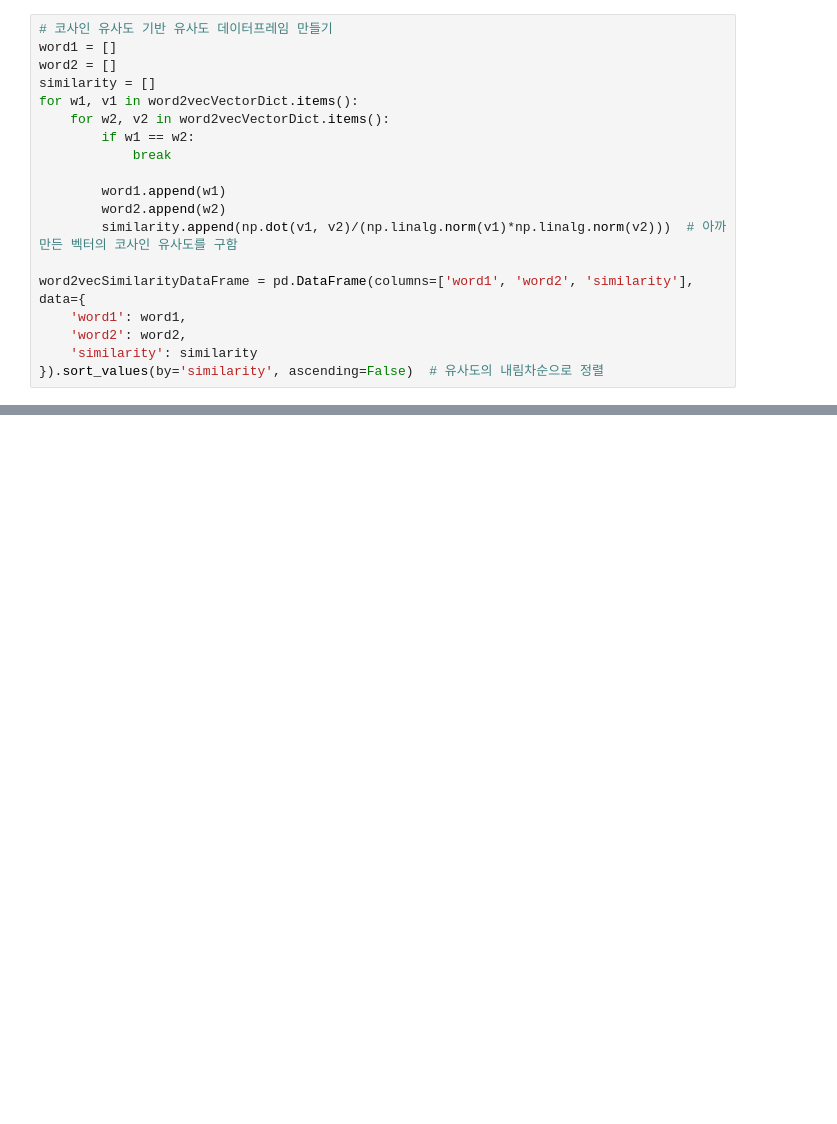
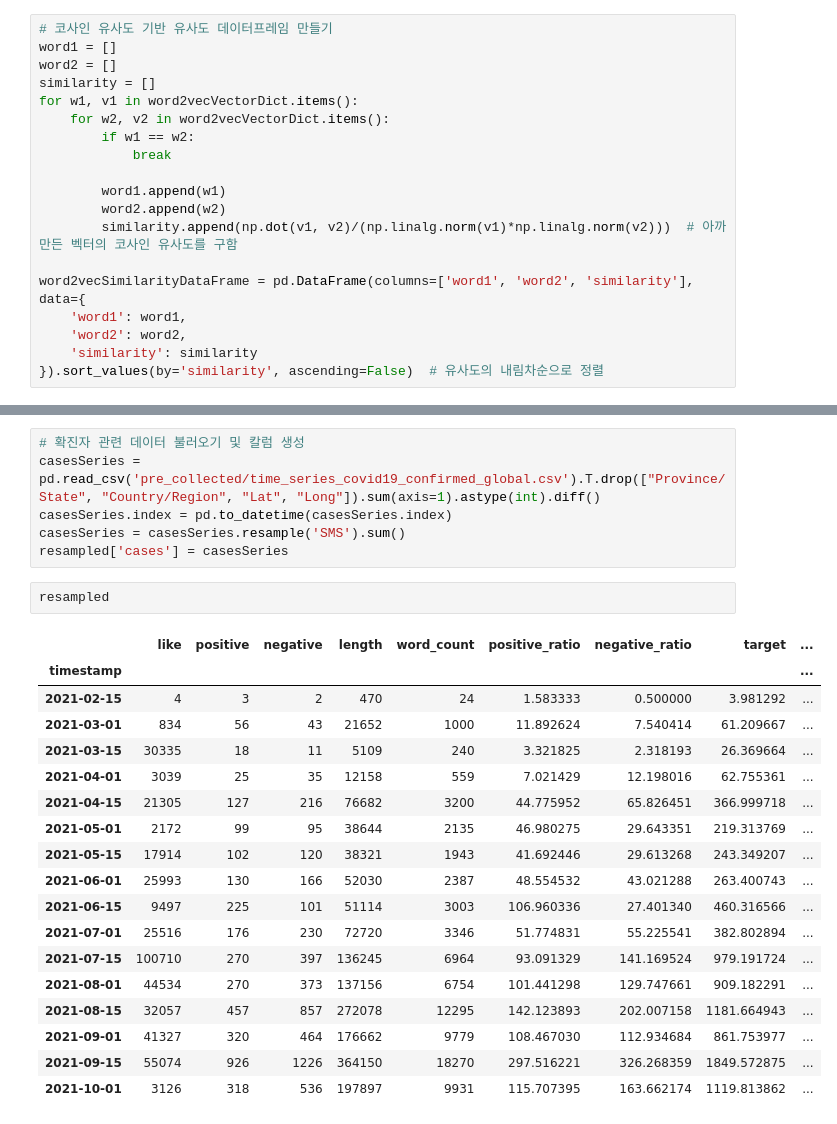
Before and after one commit to SSHS-RNE/youtube-data-acquisition, a Jupyter notebook: sample4.ipynb, the cells around one changed output, grey strips where cells are left out. Saved outputs shown, nothing was run; the diff lists cells and outputs as text; blank space fills up the shorter version.

```diff
--- a/sample4.ipynb
+++ b/sample4.ipynb
@@ -937,0 +553,27 @@ len(commentsDataFrame)
+# %%
+# 확진자 관련 데이터 불러오기 및 칼럼 생성
+casesSeries = pd.read_csv('pre_collected/time_series_covid19_confirmed_global.csv').T.drop(["Province/State", "Country/Region", "Lat", "Long"]).sum(axis=1).astype(int).diff()
+casesSeries.index = pd.to_datetime(casesSeries.index)
+casesSeries = casesSeries.resample('SMS').sum()
+resampled['cases'] = casesSeries
+# %%
+resampled
+# %% [output]
+|  | like | positive | negative | length | word_count | positive_ratio | negative_ratio | target | ... |
+| timestamp |  |  |  |  |  |  |  |  | ... |
+| 2021-02-15 | 4 | 3 | 2 | 470 | 24 | 1.583333 | 0.500000 | 3.981292 | ... |
+| 2021-03-01 | 834 | 56 | 43 | 21652 | 1000 | 11.892624 | 7.540414 | 61.209667 | ... |
+| 2021-03-15 | 30335 | 18 | 11 | 5109 | 240 | 3.321825 | 2.318193 | 26.369664 | ... |
+| 2021-04-01 | 3039 | 25 | 35 | 12158 | 559 | 7.021429 | 12.198016 | 62.755361 | ... |
+| 2021-04-15 | 21305 | 127 | 216 | 76682 | 3200 | 44.775952 | 65.826451 | 366.999718 | ... |
+| 2021-05-01 | 2172 | 99 | 95 | 38644 | 2135 | 46.980275 | 29.643351 | 219.313769 | ... |
+| 2021-05-15 | 17914 | 102 | 120 | 38321 | 1943 | 41.692446 | 29.613268 | 243.349207 | ... |
+| 2021-06-01 | 25993 | 130 | 166 | 52030 | 2387 | 48.554532 | 43.021288 | 263.400743 | ... |
+| 2021-06-15 | 9497 | 225 | 101 | 51114 | 3003 | 106.960336 | 27.401340 | 460.316566 | ... |
+| 2021-07-01 | 25516 | 176 | 230 | 72720 | 3346 | 51.774831 | 55.225541 | 382.802894 | ... |
+| 2021-07-15 | 100710 | 270 | 397 | 136245 | 6964 | 93.091329 | 141.169524 | 979.191724 | ... |
+| 2021-08-01 | 44534 | 270 | 373 | 137156 | 6754 | 101.441298 | 129.747661 | 909.182291 | ... |
+| 2021-08-15 | 32057 | 457 | 857 | 272078 | 12295 | 142.123893 | 202.007158 | 1181.664943 | ... |
+| 2021-09-01 | 41327 | 320 | 464 | 176662 | 9779 | 108.467030 | 112.934684 | 861.753977 | ... |
+| 2021-09-15 | 55074 | 926 | 1226 | 364150 | 18270 | 297.516221 | 326.268359 | 1849.572875 | ... |
+| 2021-10-01 | 3126 | 318 | 536 | 197897 | 9931 | 115.707395 | 163.662174 | 1119.813862 | ... |
```
Also changed, not shown: parts of 85 cells of this notebook, 17 other files.
